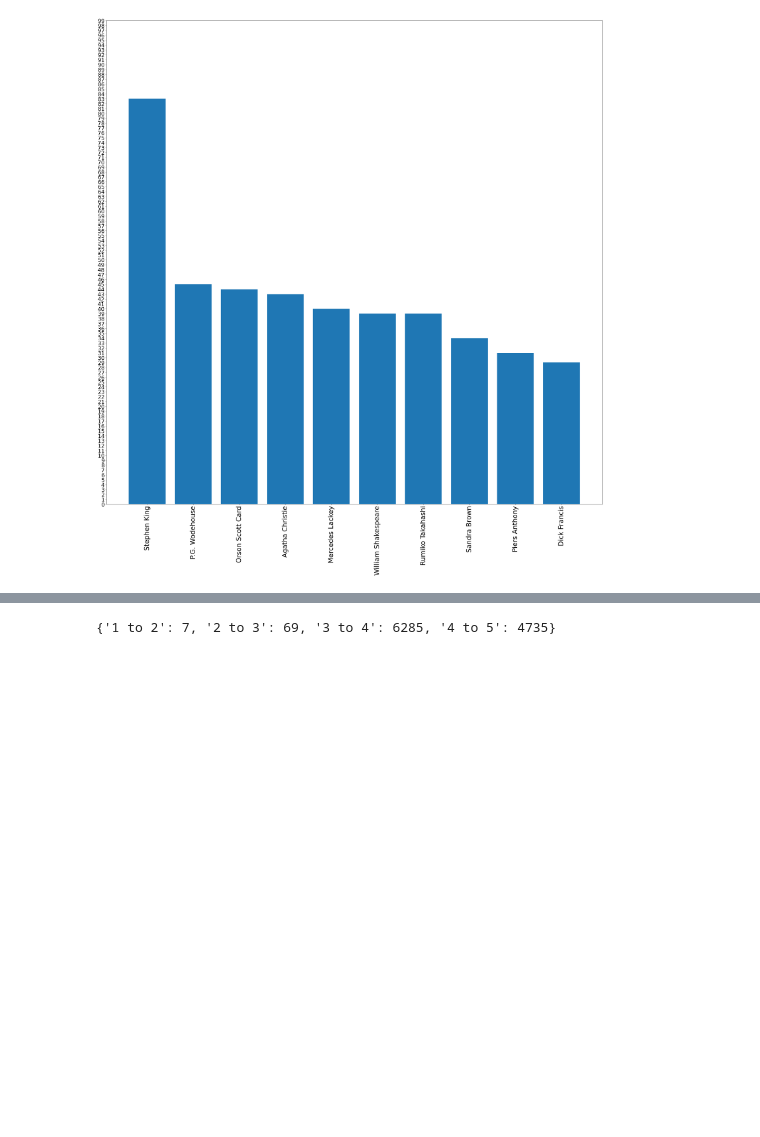
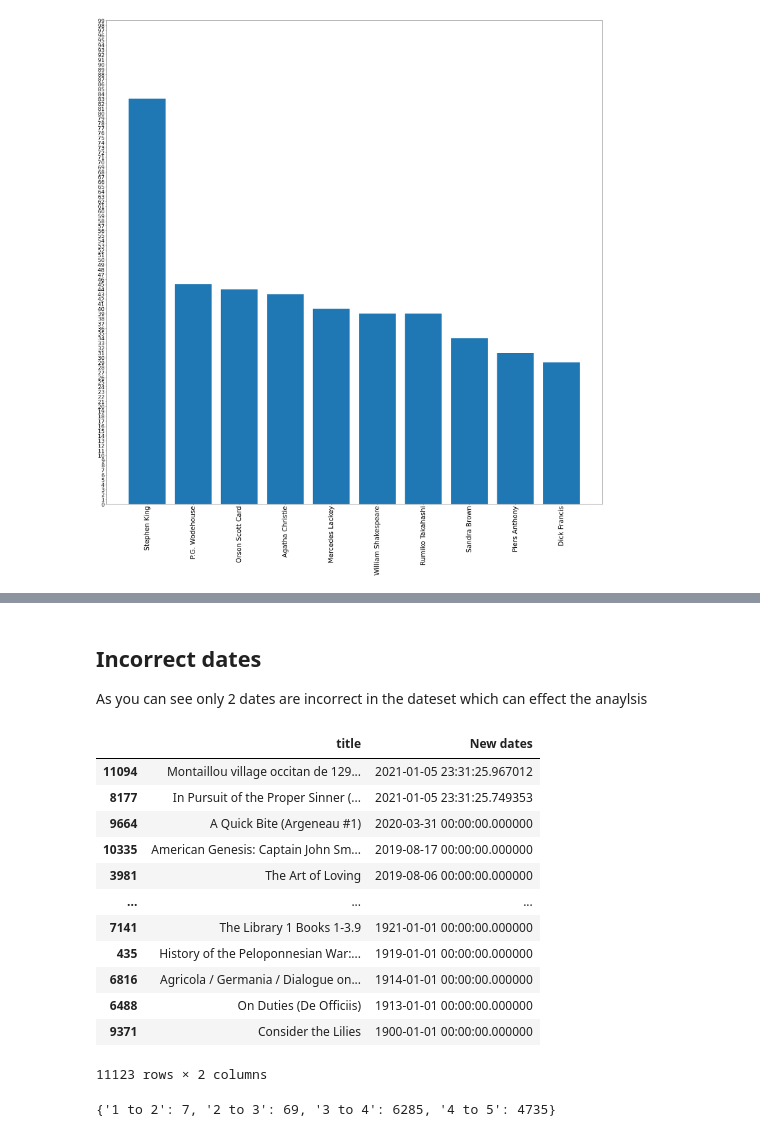
Before and after one commit to Darknez07/Goodread-books-analysis, a Jupyter notebook: books-and-reccomendation.ipynb, the cells around one changed output, grey strips where cells are left out. Cells and saved outputs as stored; diff of their text form; code cells hidden in the pictures; blank space fills up the shorter version.

Commit message:
Added Datetime column

```diff
--- a/books-and-reccomendation.ipynb
+++ b/books-and-reccomendation.ipynb
@@ -163,3 +158,31 @@ rsv.describe()
+# %%
+dates = []
+for x in rsv.publication_date.values:
+    try:
+        dates.append(pd.to_datetime(datetime.datetime.strptime(x,"%m/%d/%Y")))
+    except:
+        dates.append(pd.to_datetime(datetime.datetime.now()))
+# %%
+rsv["New dates"] = dates
+# %% [markdown]
+## Incorrect dates
+As you can see only 2 dates are incorrect in the dateset which can effect the anaylsis
+# %%
+rsv.sort_values(by='New dates',ascending=False).loc[:,("title","New dates")]
+# %% [output]
+|  | title | New dates |
+| 11094 | Montaillou village occitan de 129... | 2021-01-05 23:31:25.967012 |
+| 8177 | In Pursuit of the Proper Sinner (... | 2021-01-05 23:31:25.749353 |
+| 9664 | A Quick Bite (Argeneau #1) | 2020-03-31 00:00:00.000000 |
+| 10335 | American Genesis: Captain John Sm... | 2019-08-17 00:00:00.000000 |
+| 3981 | The Art of Loving | 2019-08-06 00:00:00.000000 |
+| ... | ... | ... |
+| 7141 | The Library 1 Books 1-3.9 | 1921-01-01 00:00:00.000000 |
+| 435 | History of the Peloponnesian War:... | 1919-01-01 00:00:00.000000 |
+| 6816 | Agricola / Germania / Dialogue on... | 1914-01-01 00:00:00.000000 |
+| 6488 | On Duties (De Officiis) | 1913-01-01 00:00:00.000000 |
+| 9371 | Consider the Lilies | 1900-01-01 00:00:00.000000 |
+11123 rows × 2 columns
 # %%
 rsv["Rating_Interval"] = pd.DataFrame(pd.cut(rsv.average_rating, 5, [0.0,1.0,2.0,3.0,4.0,5.0]))
 # %%
```
Also changed, not shown: parts of 5 cells of this notebook.
